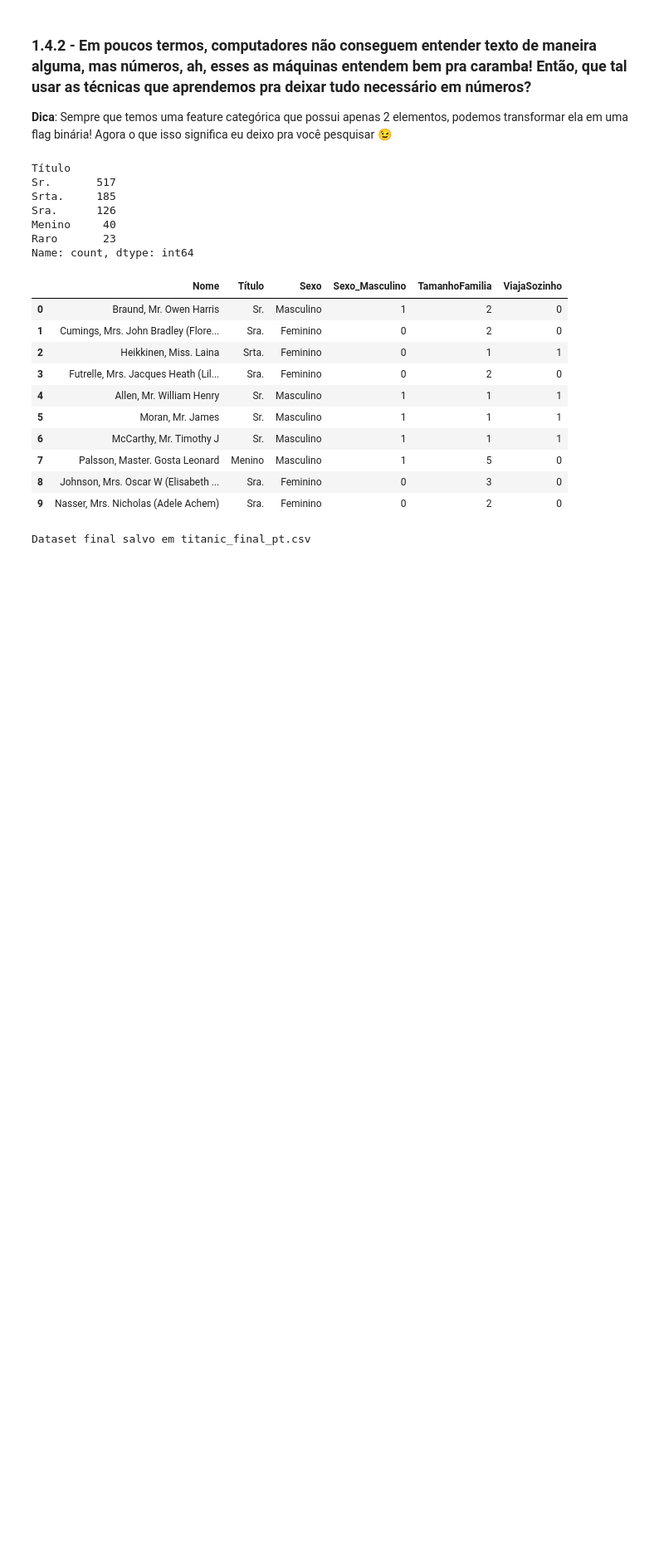
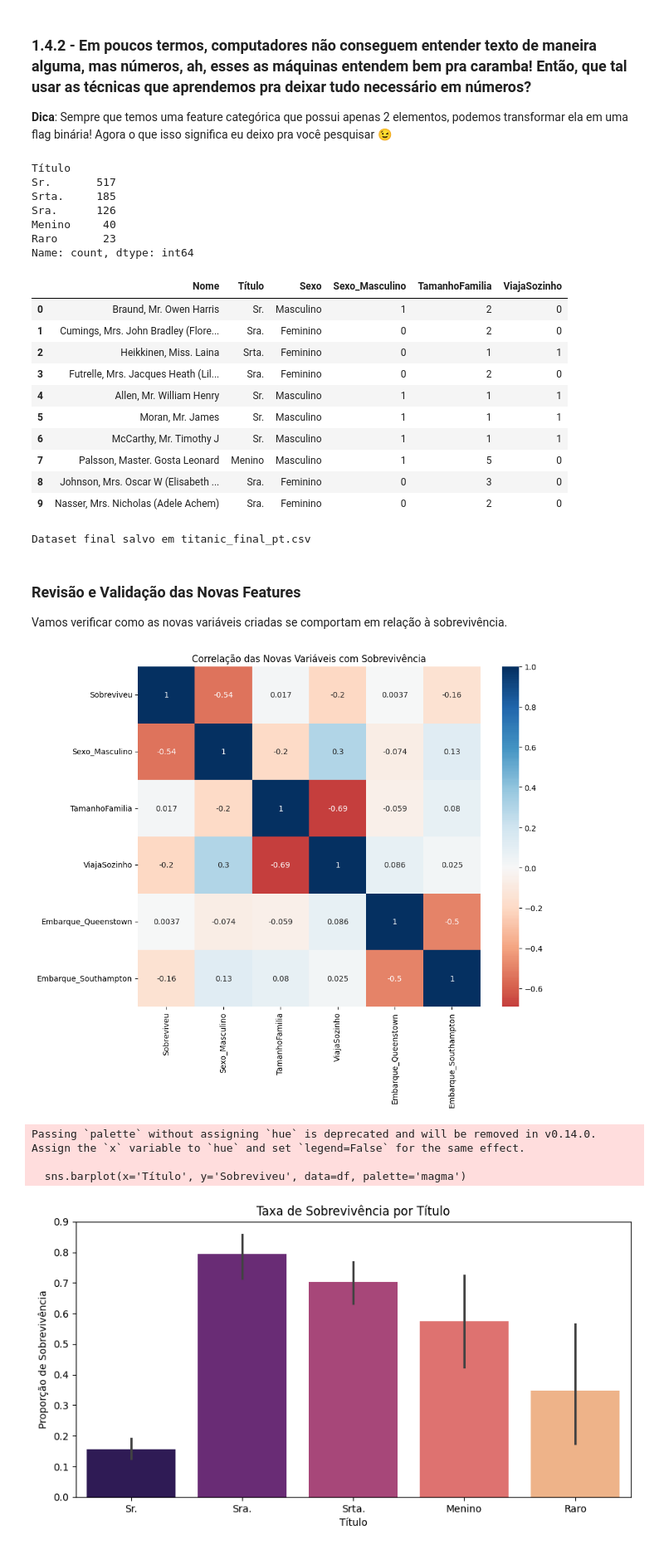
Before and after one commit to PedroNeves07/Atividade-de-Analise-Exploratoria-de-Dados, a Jupyter notebook: notebook_EDA.ipynb, the cells around one changed output. Shown at 83% size. Drawn from its saved outputs; the diff is of its cells as text; code cells hidden in the pictures; blank space fills up the shorter version.

```diff
--- a/notebook_EDA.ipynb
+++ b/notebook_EDA.ipynb
@@ -433,3 +433,29 @@ Name: count, dtype: int64
 | 8 | Johnson, Mrs. Oscar W (Elisabeth ... | Sra. | Feminino | 0 | 3 | 0 |
 | 9 | Nasser, Mrs. Nicholas (Adele Achem) | Sra. | Feminino | 0 | 2 | 0 |
 Dataset final salvo em titanic_final_pt.csv
+# %% [markdown]
+### Revisão e Validação das Novas Features
+Vamos verificar como as novas variáveis criadas se comportam em relação à sobrevivência.
+# %%
+import matplotlib.pyplot as plt
+import seaborn as sns
+
+# Analisando a correlação das novas features
+novas_cols = ['Sobreviveu', 'Sexo_Masculino', 'TamanhoFamilia', 'ViajaSozinho', 'Embarque_Queenstown', 'Embarque_Southampton']
+plt.figure(figsize=(10, 8))
+sns.heatmap(df[novas_cols].corr(), annot=True, cmap='RdBu', center=0)
+plt.title('Correlação das Novas Variáveis com Sobrevivência')
+plt.show()
+
+# Visualizando a sobrevivência por Título
+plt.figure(figsize=(10, 5))
+sns.barplot(x='Título', y='Sobreviveu', data=df, palette='magma')
+plt.title('Taxa de Sobrevivência por Título')
+plt.ylabel('Proporção de Sobrevivência')
+plt.show()
+# %% [output]
+[figure, added]
+Passing `palette` without assigning `hue` is deprecated and will be removed in v0.14.0. Assign the `x` variable to `hue` and set `legend=False` for the same effect.
+
+  sns.barplot(x='Título', y='Sobreviveu', data=df, palette='magma')
+[figure, added]
```
Also changed, not shown: parts of 5 cells of this notebook.
